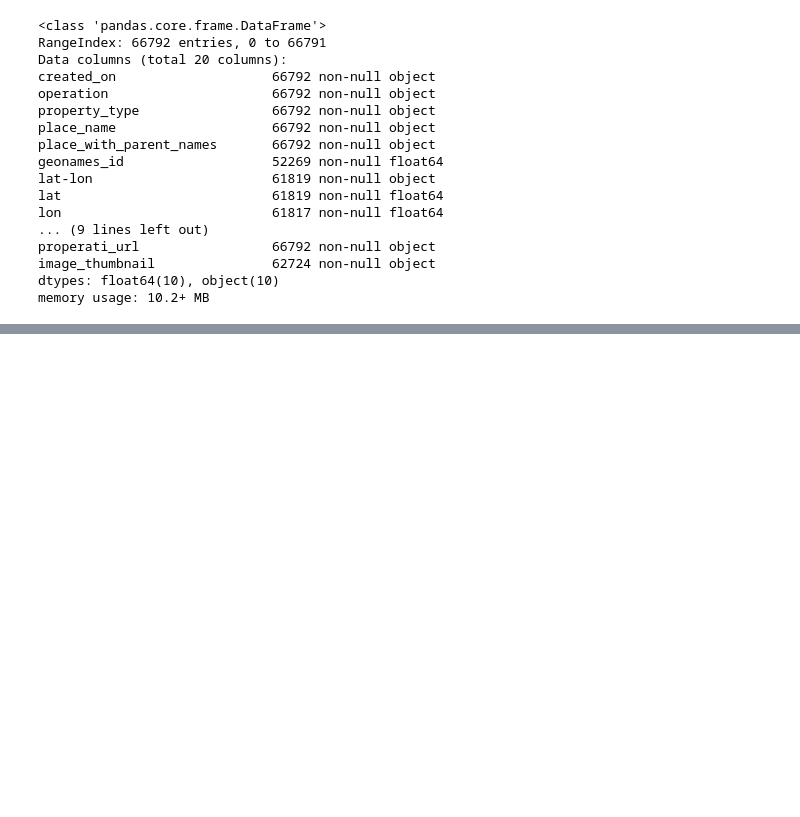
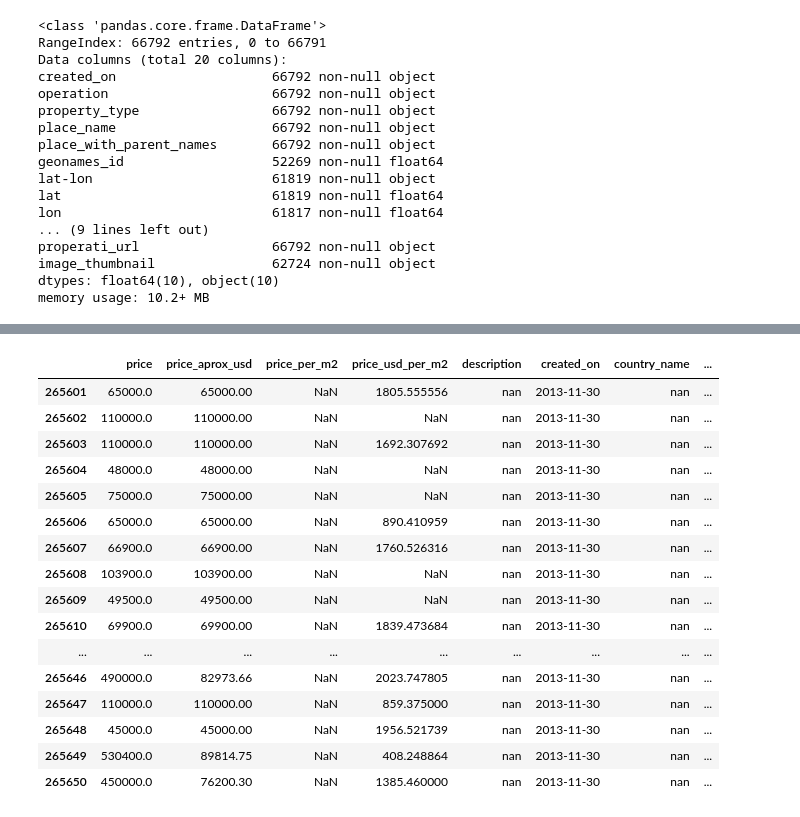
Before and after one commit to nicolaslongo/datos-TP1, a Jupyter notebook: TP1.ipynb, the cells around one changed output, grey strips where cells are left out. Cells and saved outputs as stored; diff of their text form; code cells hidden in the pictures; blank space fills up the shorter version.

```diff
--- a/TP1.ipynb
+++ b/TP1.ipynb
@@ -341,0 +308,3 @@ memory usage: 10.2+ MB
+# %%
+pevconc = pd.concat([pevconc, pev4]).drop_duplicates().reset_index(drop=True)
+pevconc.info()
@@ -341,0 +329,4 @@ memory usage: 10.2+ MB
+# %%
+#acá no hubo ningún duplicado...
+pevconc = pd.concat([pevconc, pev5]).drop_duplicates().reset_index(drop=True)
+pevconc.info()
@@ -341,0 +366,5 @@ memory usage: 10.2+ MB
+# %%
+#poquitos datos duplicados
+#265651 entries. o algo se ejecutó mal
+pev = pd.concat([pevconc, pev6]).drop_duplicates().reset_index(drop=True)
+pev.info()
@@ -341,0 +391,10 @@ memory usage: 10.2+ MB
+# %%
+pev['country_name'] = pev['country_name'].apply(repr)
+pev['description'] = pev['description'].apply(repr)
+pev['operation'] = pev['operation'].apply(repr)
+pev['place_name'] = pev['place_name'].apply(repr)
+pev['place_with_parent_names'] = pev['place_with_parent_names'].apply(repr)
+pev['state_name'] = pev['state_name'].apply(repr)
+pev['title'] = pev['title'].apply(repr)
+pev['property_type'] = pev['property_type'].apply(repr)
+pev.head(10)
@@ -341,0 +424,24 @@ memory usage: 10.2+ MB
+# %%
+#todos estos registros NO tienen asociado un lugar físico. Ni país, ni estado, ni ciudad, pero algunos tienen un precio
+#no veo para qué nos servirían, para mí hay que borrarlos a la chota
+
+pev_pais = pev.loc[(pev.place_with_parent_names.str.contains('Argentina')) | (pev.place_with_parent_names.str.contains('argentina')), ['price','price_aprox_usd', 'price_per_m2', 'price_usd_per_m2', 'description', 'created_on', 'country_name', 'state_name']]
+pev_pais.tail(50)
+# %% [output]
+|  | price | price_aprox_usd | price_per_m2 | price_usd_per_m2 | description | created_on | country_name | ... |
+| 265601 | 65000.0 | 65000.00 | NaN | 1805.555556 | nan | 2013-11-30 | nan | ... |
+| 265602 | 110000.0 | 110000.00 | NaN | NaN | nan | 2013-11-30 | nan | ... |
+| 265603 | 110000.0 | 110000.00 | NaN | 1692.307692 | nan | 2013-11-30 | nan | ... |
+| 265604 | 48000.0 | 48000.00 | NaN | NaN | nan | 2013-11-30 | nan | ... |
+| 265605 | 75000.0 | 75000.00 | NaN | NaN | nan | 2013-11-30 | nan | ... |
+| 265606 | 65000.0 | 65000.00 | NaN | 890.410959 | nan | 2013-11-30 | nan | ... |
+| 265607 | 66900.0 | 66900.00 | NaN | 1760.526316 | nan | 2013-11-30 | nan | ... |
+| 265608 | 103900.0 | 103900.00 | NaN | NaN | nan | 2013-11-30 | nan | ... |
+| 265609 | 49500.0 | 49500.00 | NaN | NaN | nan | 2013-11-30 | nan | ... |
+| 265610 | 69900.0 | 69900.00 | NaN | 1839.473684 | nan | 2013-11-30 | nan | ... |
+| ... | ... | ... | ... | ... | ... | ... | ... | ... |
+| 265646 | 490000.0 | 82973.66 | NaN | 2023.747805 | nan | 2013-11-30 | nan | ... |
+| 265647 | 110000.0 | 110000.00 | NaN | 859.375000 | nan | 2013-11-30 | nan | ... |
+| 265648 | 45000.0 | 45000.00 | NaN | 1956.521739 | nan | 2013-11-30 | nan | ... |
+| 265649 | 530400.0 | 89814.75 | NaN | 408.248864 | nan | 2013-11-30 | nan | ... |
+| 265650 | 450000.0 | 76200.30 | NaN | 1385.460000 | nan | 2013-11-30 | nan | ... |
```
Also changed, not shown: parts of 20 cells of this notebook.
